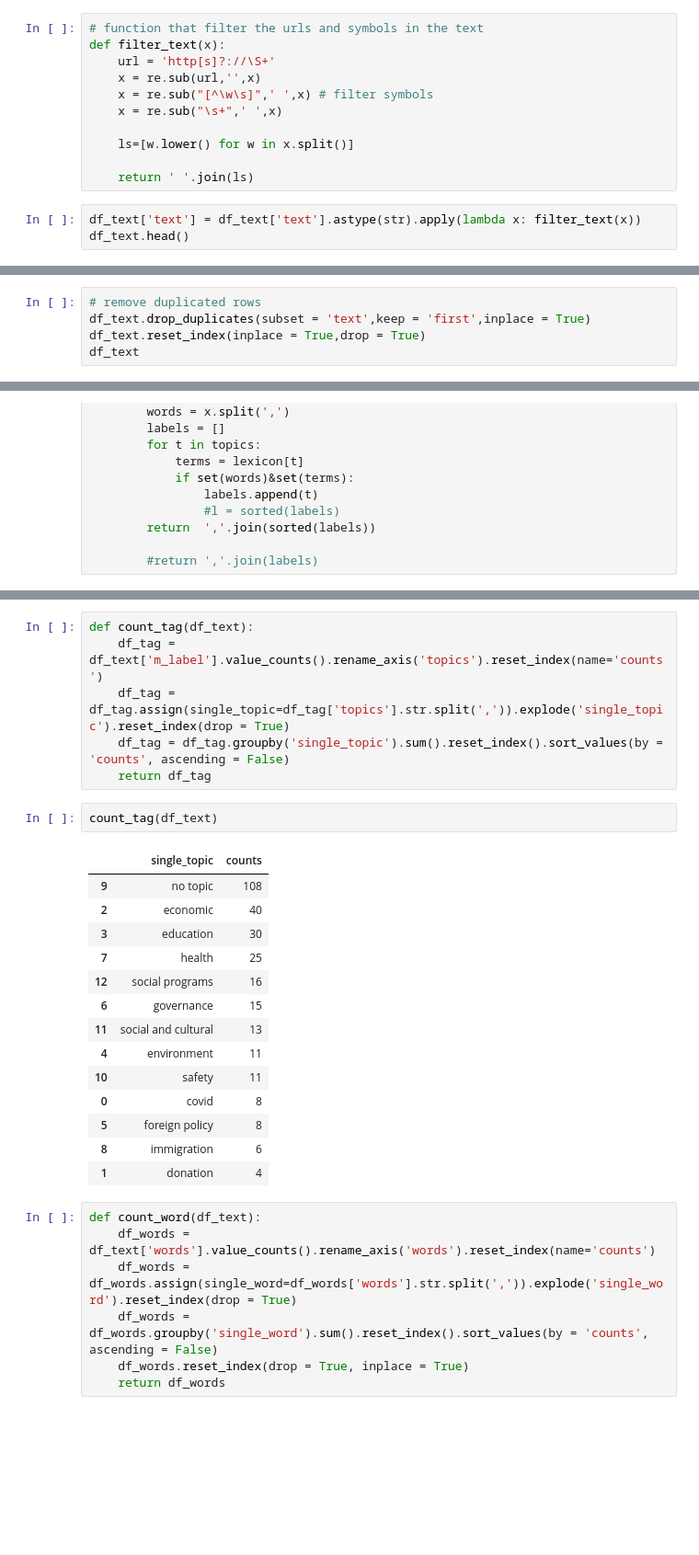
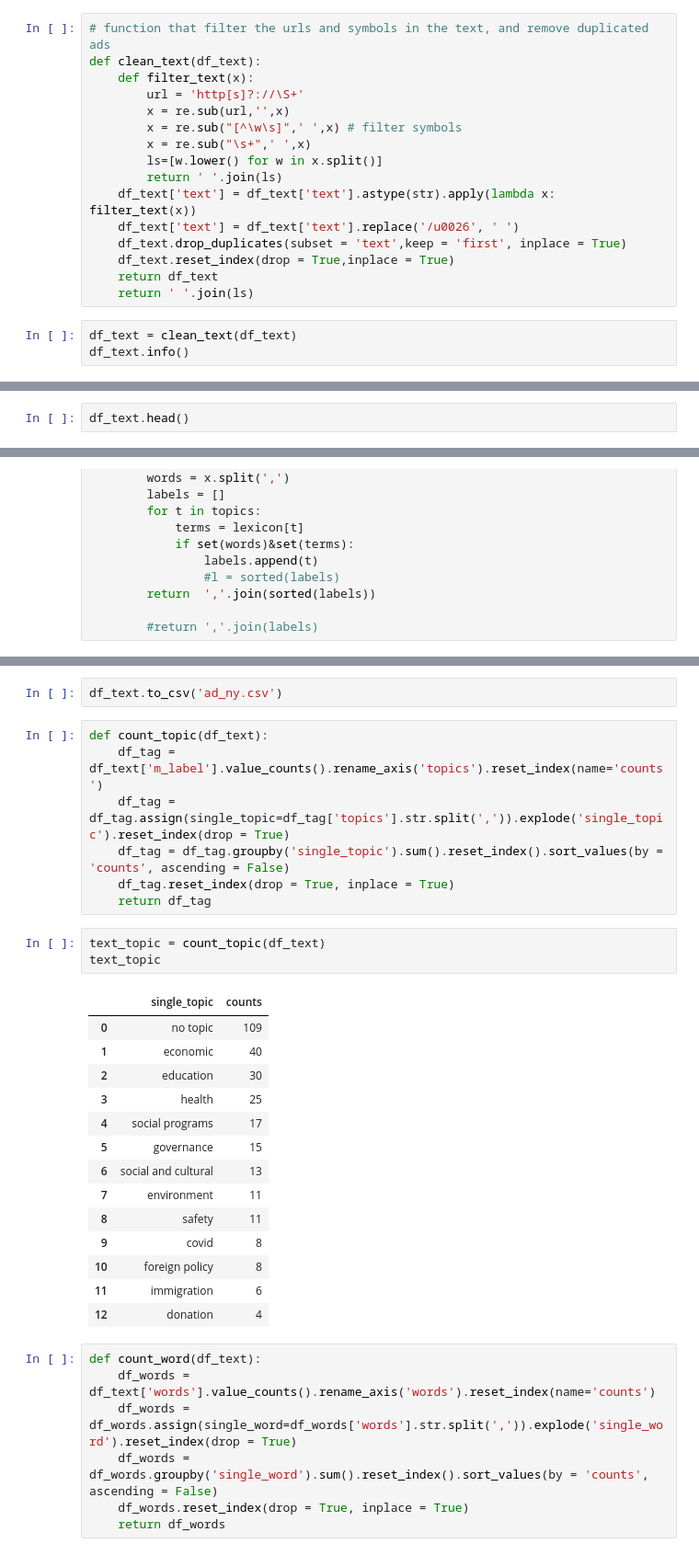
Before and after one commit to sfchronicle/ml-political-ads, a Jupyter notebook: ads_anaylsis_CT.ipynb, the cells around one changed output, grey strips where cells are left out. Shown at 92% size. Cells and saved outputs as stored; diff of their text form; blank space fills up the shorter version.

```diff
--- a/ads_anaylsis_CT.ipynb
+++ b/ads_anaylsis_CT.ipynb
@@ -79,17 +81,22 @@ if df_text['text'].isnull().sum():
 # %% [output]
 5
 # %%
-# function that filter the urls and symbols in the text
-def filter_text(x):
-    url = 'http[s]?://\S+'
-    x = re.sub(url,'',x)
-    x = re.sub("[^\w\s]",' ',x) # filter symbols
-    x = re.sub("\s+",' ',x)
-
-    ls=[w.lower() for w in x.split()]
-
+# function that filter the urls and symbols in the text, and remove duplicated ads
+def clean_text(df_text):
+    def filter_text(x):
+        url = 'http[s]?://\S+'
+        x = re.sub(url,'',x)
+        x = re.sub("[^\w\s]",' ',x) # filter symbols
+        x = re.sub("\s+",' ',x)
+        ls=[w.lower() for w in x.split()]
+        return ' '.join(ls)
+    df_text['text'] = df_text['text'].astype(str).apply(lambda x: filter_text(x))
+    df_text['text'] = df_text['text'].replace('/u0026', ' ')
+    df_text.drop_duplicates(subset = 'text',keep = 'first', inplace = True)
+    df_text.reset_index(drop = True,inplace = True)
+    return df_text
     return ' '.join(ls)
 # %%
-df_text['text'] = df_text['text'].astype(str).apply(lambda x: filter_text(x))
-df_text.head()
+df_text = clean_text(df_text)
+df_text.info()
 # %% [output]
@@ -102,8 +114,5 @@ df_text.head()
 # %%
-# remove duplicated rows
-df_text.drop_duplicates(subset = 'text',keep = 'first',inplace = True)
-df_text.reset_index(inplace = True,drop = True)
-df_text
+df_text.head()
 # %% [output]
 |  | ad_id | ad_url | report_url | text |
 | 0 | CR442831434822975488 | https://transparencyreport.google... | https://transparencyreport.google... | our democrat opponent outraised u... |
@@ -205,26 +194,30 @@ df_text
+# %%
+df_text.to_csv('ad_ny.csv')
 # %%
-def count_tag(df_text):
+def count_topic(df_text):
     df_tag = df_text['m_label'].value_counts().rename_axis('topics').reset_index(name='counts')
     df_tag = df_tag.assign(single_topic=df_tag['topics'].str.split(',')).explode('single_topic').reset_index(drop = True)
     df_tag = df_tag.groupby('single_topic').sum().reset_index().sort_values(by = 'counts', ascending = False)
+    df_tag.reset_index(drop = True, inplace = True)
     return df_tag
 # %%
-count_tag(df_text)
+text_topic = count_topic(df_text)
+text_topic
 # %% [output]
 |  | single_topic | counts |
-| 9 | no topic | 108 |
-| 2 | economic | 40 |
-| 3 | education | 30 |
-| 7 | health | 25 |
-| 12 | social programs | 16 |
-| 6 | governance | 15 |
-| 11 | social and cultural | 13 |
-| 4 | environment | 11 |
-| 10 | safety | 11 |
-| 0 | covid | 8 |
-| 5 | foreign policy | 8 |
-| 8 | immigration | 6 |
-| 1 | donation | 4 |
+| 0 | no topic | 109 |
+| 1 | economic | 40 |
+| 2 | education | 30 |
+| 3 | health | 25 |
+| 4 | social programs | 17 |
+| 5 | governance | 15 |
+| 6 | social and cultural | 13 |
+| 7 | environment | 11 |
+| 8 | safety | 11 |
+| 9 | covid | 8 |
+| 10 | foreign policy | 8 |
+| 11 | immigration | 6 |
+| 12 | donation | 4 |
 # %%
 def count_word(df_text):
     df_words = df_text['words'].value_counts().rename_axis('words').reset_index(name='counts')
```
Also changed, not shown: parts of 21 cells of this notebook.
